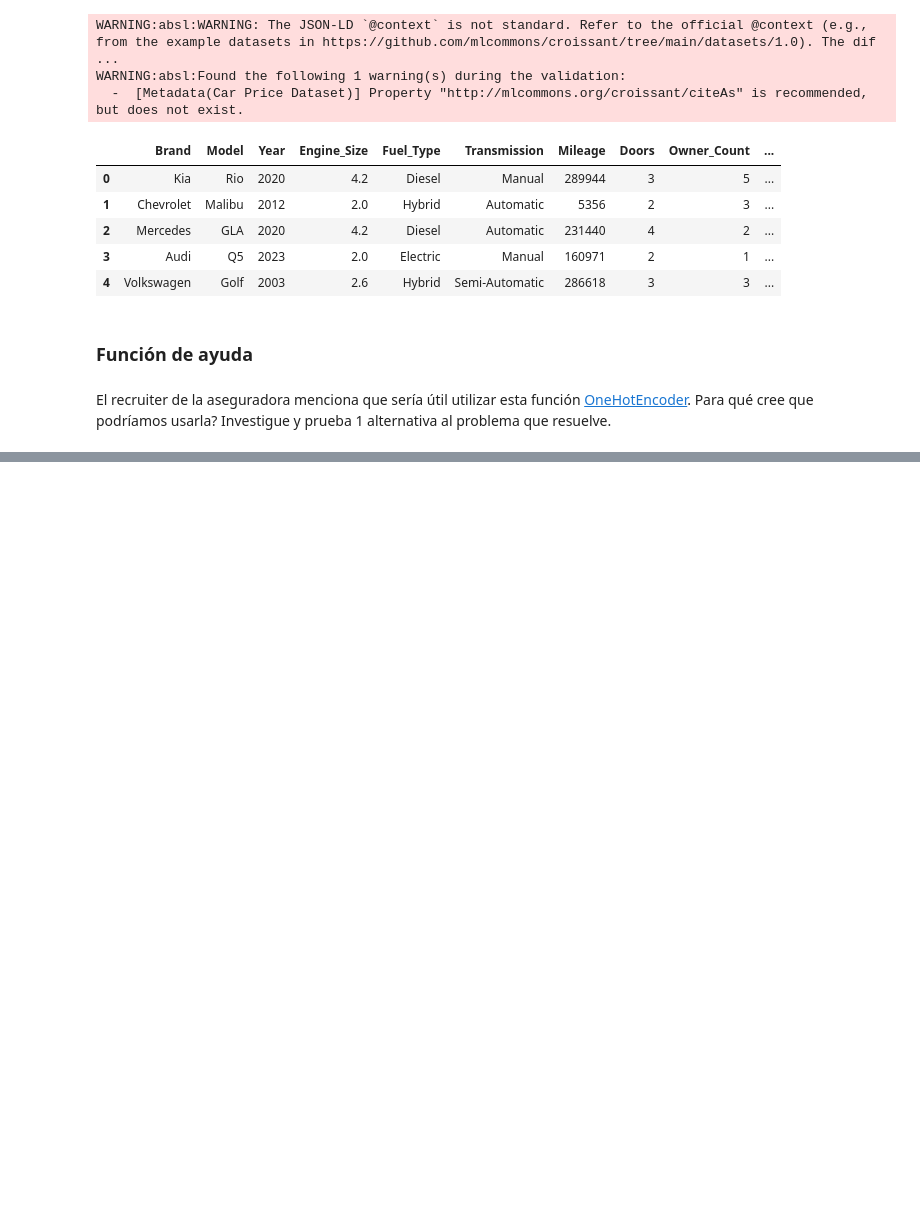
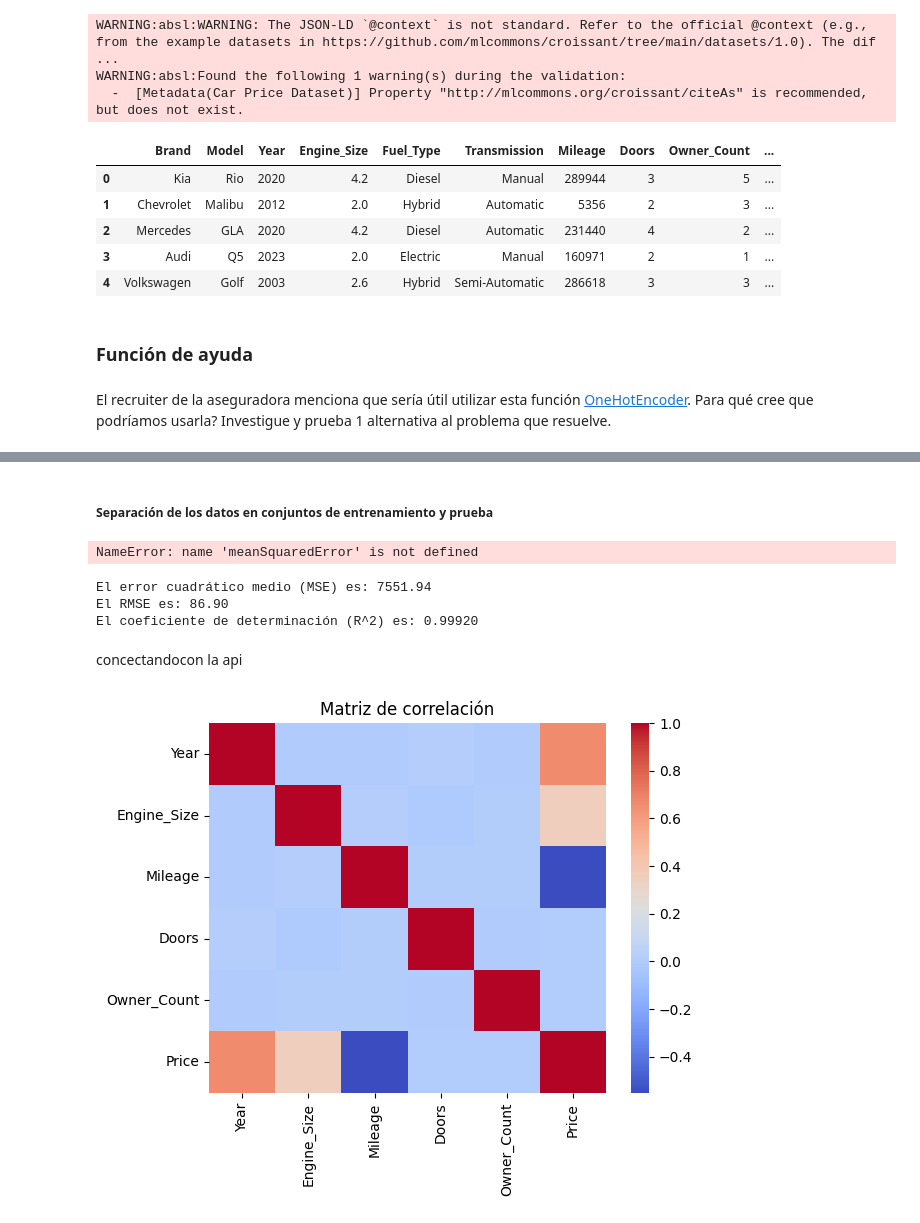
Before and after one commit to joinerars/MLparcial1, a Jupyter notebook: 01_Parcial_Pregrado_II_2024.ipynb, the cells around one changed output, grey strips where cells are left out. Saved outputs shown, nothing was run; the diff lists cells and outputs as text; code cells hidden in the pictures; blank space fills up the shorter version.

```diff
--- a/01_Parcial_Pregrado_II_2024.ipynb
+++ b/01_Parcial_Pregrado_II_2024.ipynb
@@ -885,0 +848,2 @@ None
+# %% [markdown]
+##### Separación de los datos en conjuntos de entrenamiento y prueba
@@ -885,0 +858,54 @@ None
+# %%
+# Inicialización de parámetros
+optimalLambda, initMse = None, float('inf')
+
+# Se exploran múltiples valores para lambda usando la escala logarítmica, lo que permite probar un rango amplio
+# de posibles valores para este parámetro de regularización.
+for pLambda in np.logspace(-5, 5, 10):
+  # Se define el modelo Lasso con el valor actual de lambda
+  lassoModel = Lasso(alpha=pLambda, max_iter=1000)
+  lassoModel.fit(XTrain, yTrain)
+
+  # Predicción de los valores y cálculo del error cuadrático medio (MSE) en el conjunto de prueba
+  yPred = lassoModel.predict(XTest)
+  mse = meanSquaredError(yTest, yPred)
+
+  # Se selecciona el valor de lambda que minimiza el MSE, dado que buscamos una buena generalización sin sobreajustar el modelo.
+  if mse < initMse:
+    optimalLambda = pLambda
+    initMse = mse
+
+# Resultado final con el valor de lambda que produce el mejor modelo según el MSE
+print(f'El valor óptimo de lambda es: {optimalLambda}')
+# %% [output]
+NameError: name 'meanSquaredError' is not defined
+# %%
+#Se entrena el modelo con los valores calculados anteriormente
+lasso_model = Lasso(alpha=optimal_lambda, max_iter=100000)
+#Patience... Machine's Learning over here
+lasso_model.fit(X_train, y_train)
+
+y_pred = lasso_model.predict(X_test)
+
+print(f'El error cuadrático medio (MSE) es: {init_mse:.2f}')
+print(f"El RMSE es: {np.sqrt(init_mse):.2f}")
+print(f"El coeficiente de determinación (R^2) es: {r2_score(y_test, y_pred):.5f}")
+# %% [output]
+El error cuadrático medio (MSE) es: 7551.94
+El RMSE es: 86.90
+El coeficiente de determinación (R^2) es: 0.99920
+# %% [markdown]
+concectandocon la api
+# %%
+
+
+
+cars_aux = cars.select_dtypes(include=['number'])
+
+matriz_corr = cars_aux.corr()
+
+sns.heatmap(matriz_corr, annot=False, cmap='coolwarm')
+plt.title('Matriz de correlación')
+plt.show()
+# %% [output]
+[figure, added]
```
Also changed, not shown: parts of 35 cells of this notebook.
